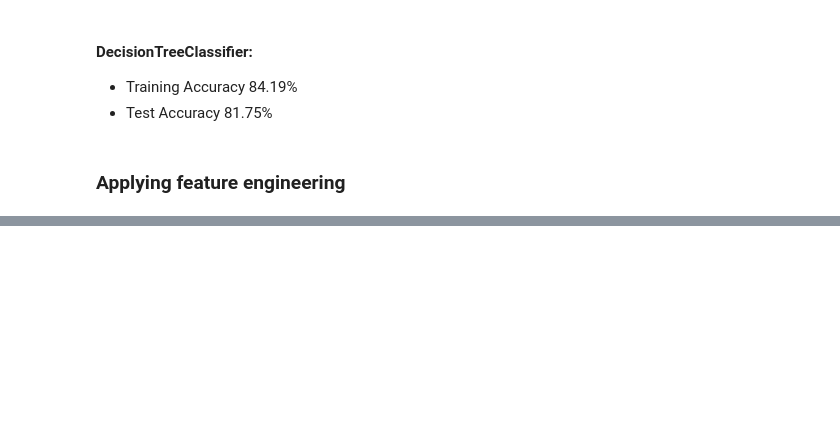
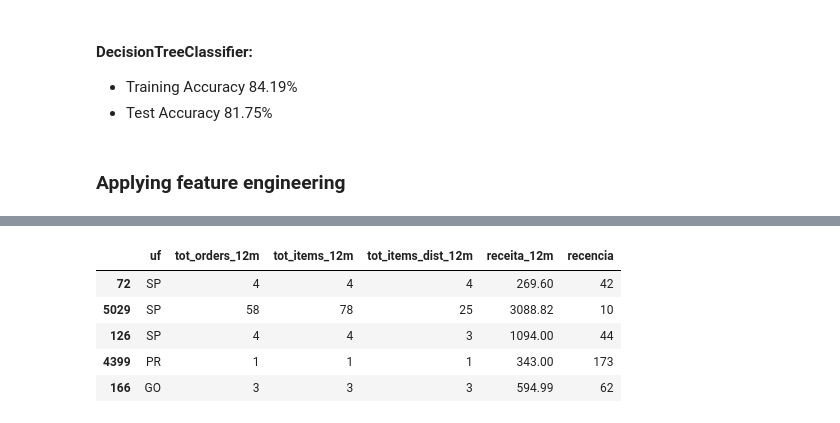
Before and after one commit to DellaCortef/supervised-learning-classification-pipeline, a Jupyter notebook: machine-learning-classification-pipeline.ipynb, the cells around one changed output, grey strips where cells are left out. Cells and saved outputs as stored; diff of their text form; code cells hidden in the pictures; blank space fills up the shorter version.

```diff
--- a/machine-learning-classification-pipeline.ipynb
+++ b/machine-learning-classification-pipeline.ipynb
@@ -363,0 +377,10 @@ Accuracy for Test 81.75%
+# %%
+# viewing our test dataset
+X_test.head()
+# %% [output]
+|  | uf | tot_orders_12m | tot_items_12m | tot_items_dist_12m | receita_12m | recencia |
+| 72 | SP | 4 | 4 | 4 | 269.60 | 42 |
+| 5029 | SP | 58 | 78 | 25 | 3088.82 | 10 |
+| 126 | SP | 4 | 4 | 3 | 1094.00 | 44 |
+| 4399 | PR | 1 | 1 | 1 | 343.00 | 173 |
+| 166 | GO | 3 | 3 | 3 | 594.99 | 62 |
```
Also changed, not shown: parts of 5 cells of this notebook.
